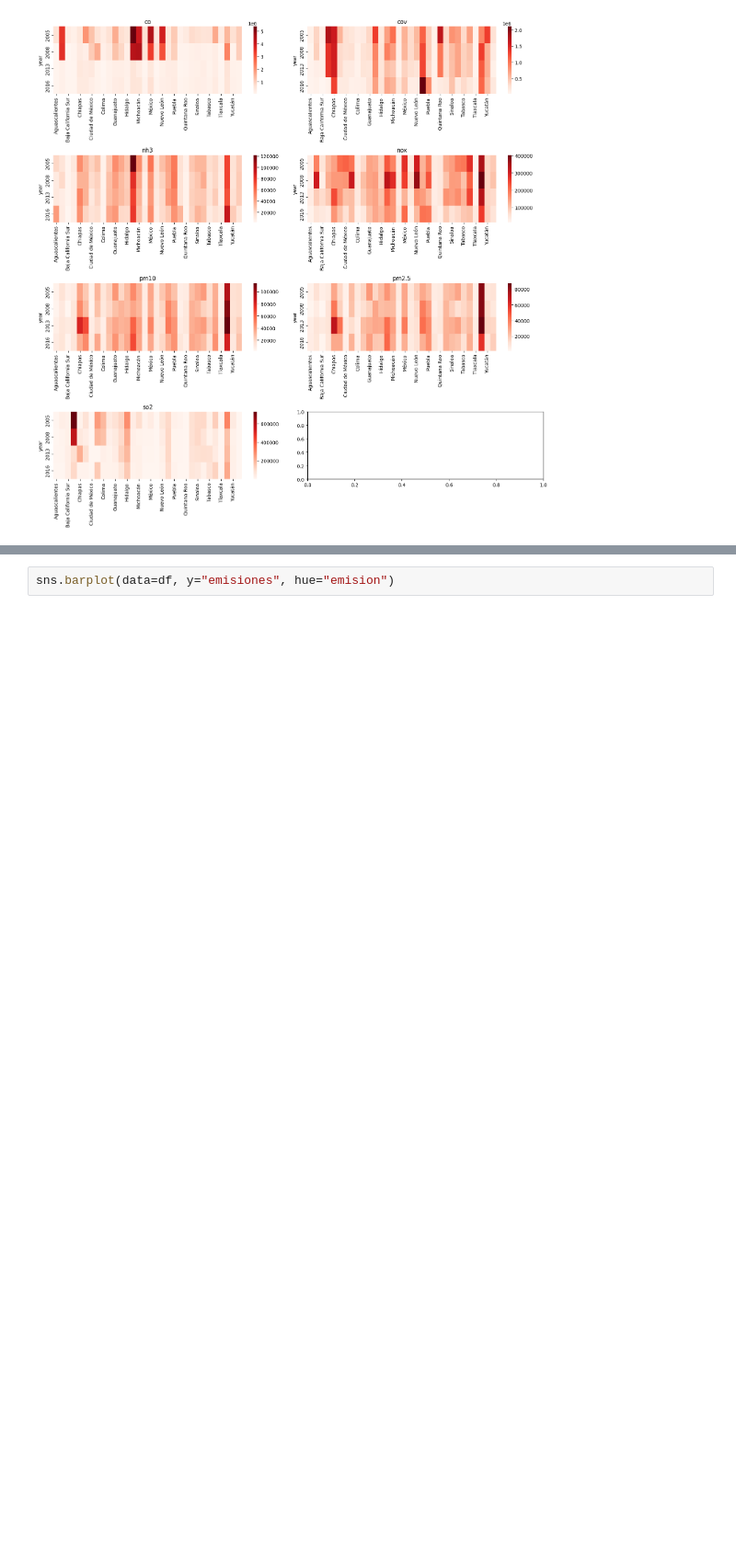
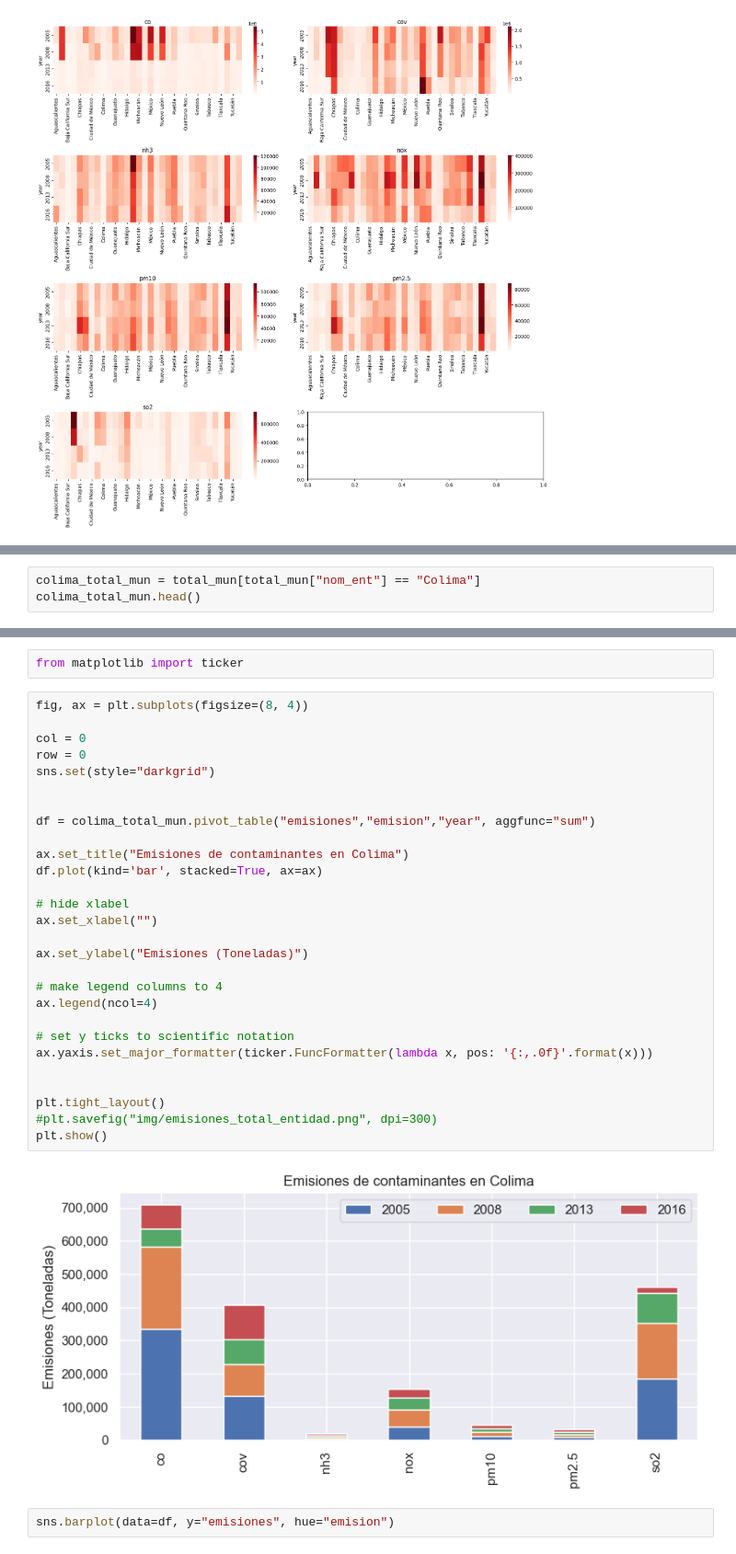
Before and after one commit to pcorner10/inventario_emisiones, a Jupyter notebook: INEM.ipynb, the cells around one changed output, grey strips where cells are left out. Shown at 92% size. Drawn from its saved outputs; the diff is of its cells as text; blank space fills up the shorter version.

```diff
--- a/INEM.ipynb
+++ b/INEM.ipynb
@@ -414,0 +381,3 @@ df
+# %%
+colima_total_mun = total_mun[total_mun["nom_ent"] == "Colima"]
+colima_total_mun.head()
@@ -415,3 +403,35 @@ df
+# %%
+from matplotlib import ticker
+# %%
+fig, ax = plt.subplots(figsize=(8, 4))
+
+col = 0
+row = 0
+sns.set(style="darkgrid")
+
+
+df = colima_total_mun.pivot_table("emisiones","emision","year", aggfunc="sum")
+
+ax.set_title("Emisiones de contaminantes en Colima")
+df.plot(kind='bar', stacked=True, ax=ax)
+
+# hide xlabel
+ax.set_xlabel("")
+
+ax.set_ylabel("Emisiones (Toneladas)")
+
+# make legend columns to 4
+ax.legend(ncol=4)
+
+# set y ticks to scientific notation
+ax.yaxis.set_major_formatter(ticker.FuncFormatter(lambda x, pos: '{:,.0f}'.format(x)))
+
+
+plt.tight_layout()
+#plt.savefig("img/emisiones_total_entidad.png", dpi=300)
+plt.show()
+# %% [output]
+[figure, added]
 # %%
 sns.barplot(data=df, y="emisiones", hue="emision")
 # %% [output]
```
Also changed, not shown: parts of 5 cells of this notebook, 1 other file.
